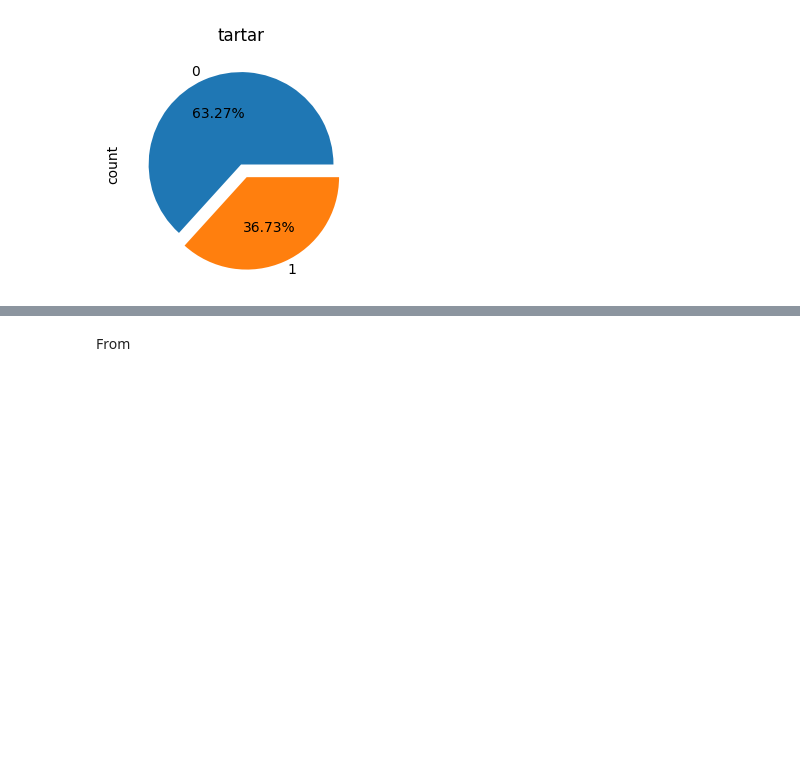
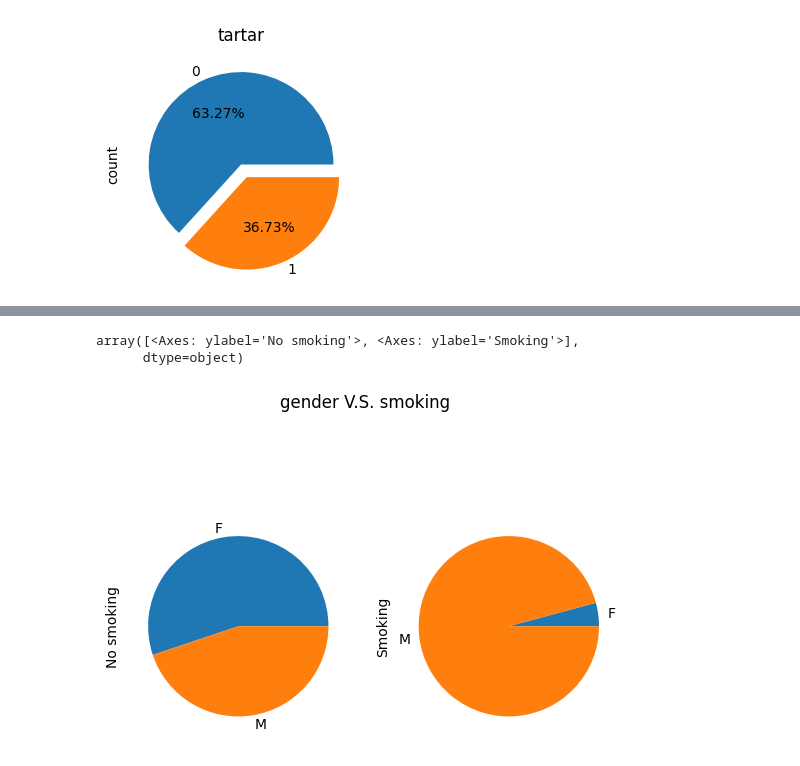
Before and after one commit to Coconut3223/Bio-Signal-Analysis-for-Smoking-Prediction, a Jupyter notebook: analysis.ipynb, the cells around one changed output, grey strips where cells are left out. Drawn from its saved outputs; the diff is of its cells as text; code cells hidden in the pictures; blank space fills up the shorter version.

```diff
--- a/analysis.ipynb
+++ b/analysis.ipynb
@@ -128,0 +139,5 @@ dtype: object
+# %%
+df = df.drop('oral', axis=1)
+df['gender'] = df['gender'].map({'M':1, 'F':0})
+df['tartar'] = df['tartar'].map({'Y':1, 'N':0})
+df.head(3)
@@ -131,5 +176,0 @@ dtype: object
-# %%
-df = df.drop('oral', axis=1)
-df['gender'] = df['gender'].map({'M':'1', 'F':0})
-df['tartar'] = df['tartar'].map({'Y':'1', 'N':0})
-df.head(3)
@@ -231,2 +177,9 @@ df.corr('kendall').style.background_gradient(cmap = "Oranges")
-# %% [markdown]
-From
+# %%
+plt.style.use('default')
+
+pd.crosstab(df['gender'].map({0:'F', 1:'M'}), df['smoking'].map({0: 'No smoking', 1:'Smoking'})
+            ).plot(kind='pie', subplots=True, stacked=True, title='gender V.S. smoking', legend=False )
+# %% [output]
+array([<Axes: ylabel='No smoking'>, <Axes: ylabel='Smoking'>],
+      dtype=object)
+[figure, added]
```
Also changed, not shown: parts of 25 cells of this notebook.
